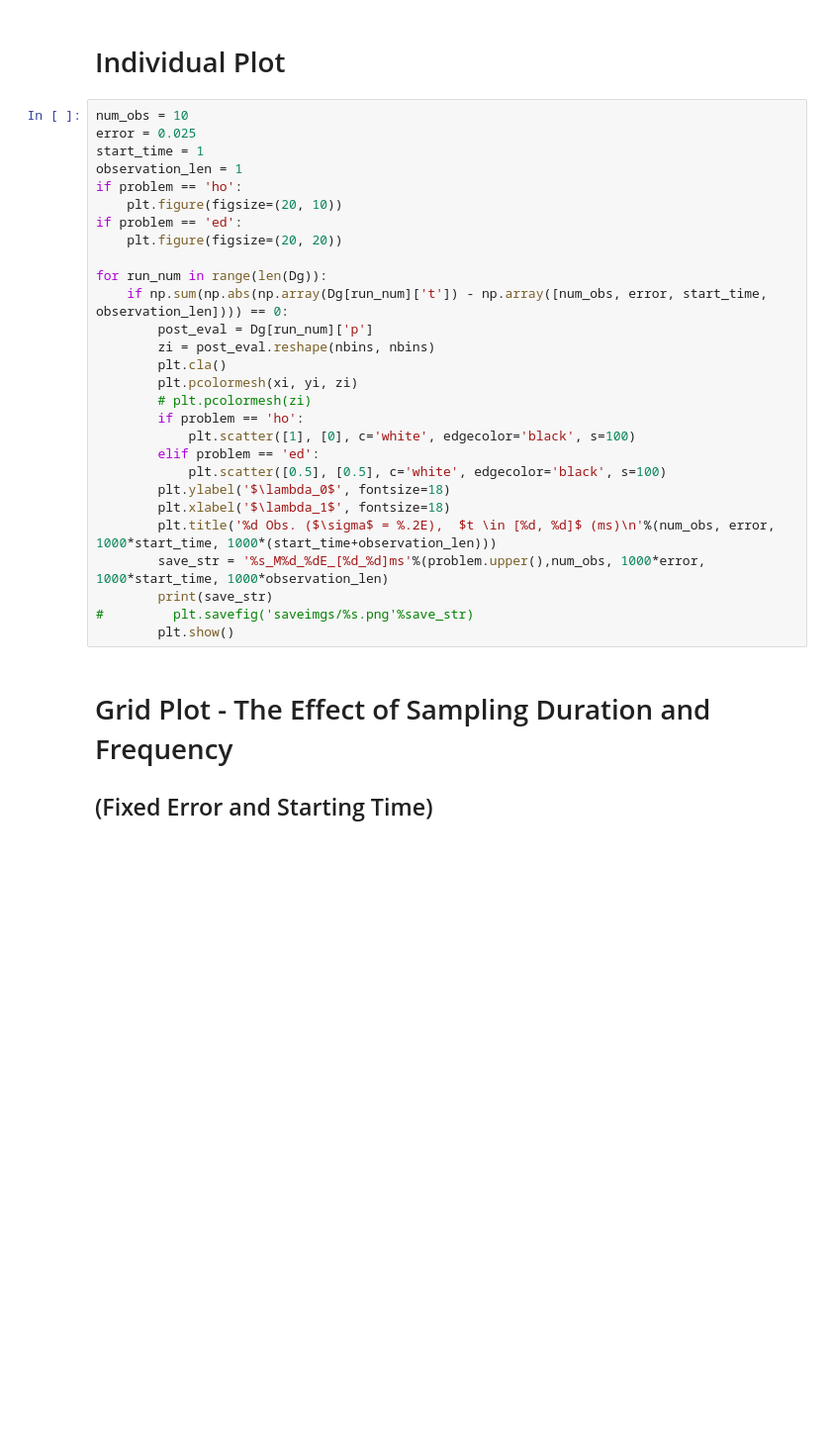
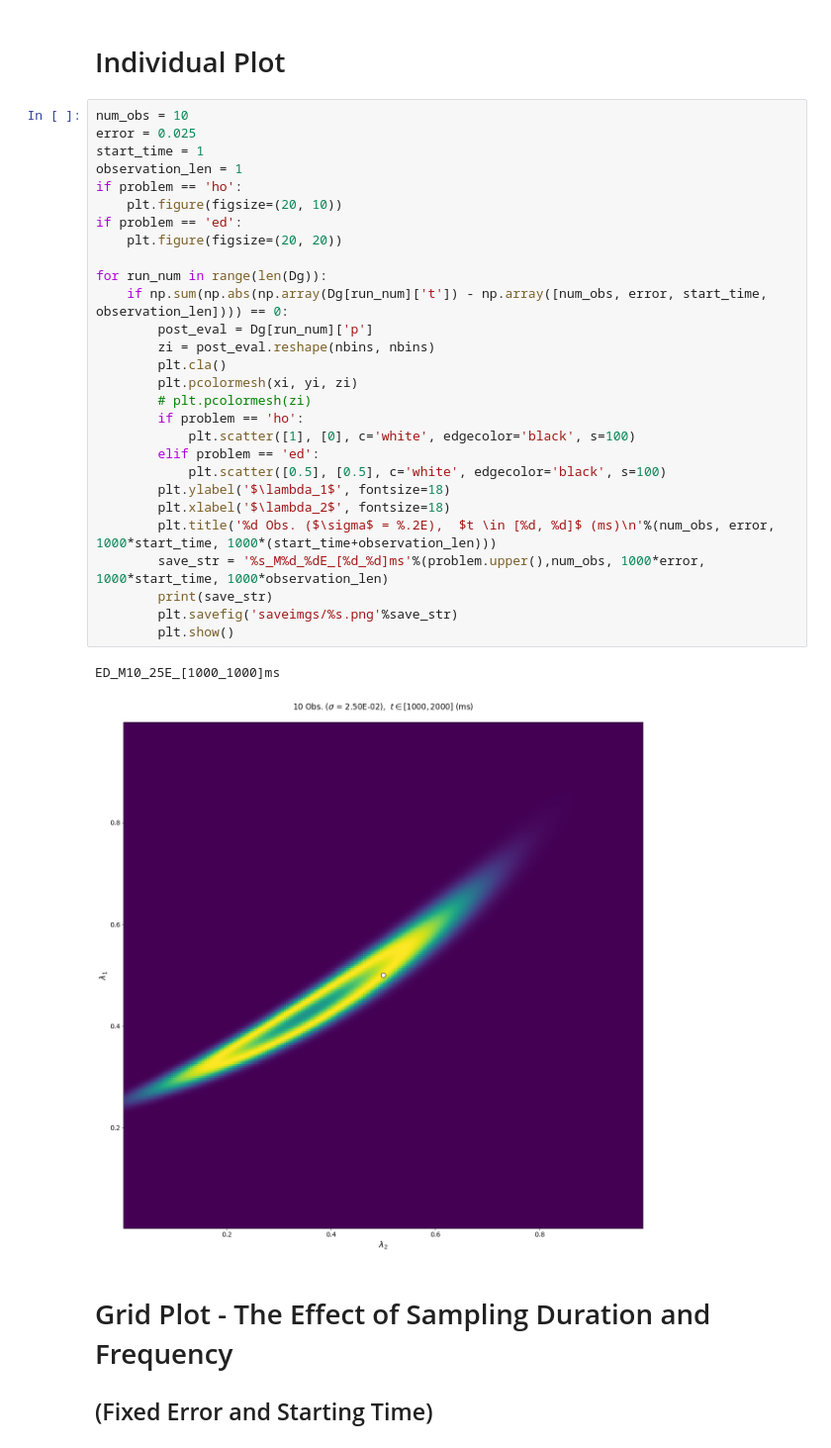
Before and after one commit to mpilosov/ConsistentBayes, a Jupyter notebook: examples/Visualize_Parallelized_Results.ipynb, the cells around one changed output. Shown at 99% size. Drawn from its saved outputs; the diff is of its cells as text; blank space fills up the shorter version.

```diff
--- a/examples/Visualize_Parallelized_Results.ipynb
+++ b/examples/Visualize_Parallelized_Results.ipynb
@@ -45,31 +45,34 @@ yi = X[:,0].reshape(nbins, nbins)
 # %%
 num_obs = 10
 error = 0.025
 start_time = 1
 observation_len = 1
 if problem == 'ho':
     plt.figure(figsize=(20, 10))
 if problem == 'ed':
     plt.figure(figsize=(20, 20))
 
 for run_num in range(len(Dg)):
     if np.sum(np.abs(np.array(Dg[run_num]['t']) - np.array([num_obs, error, start_time, observation_len]))) == 0:
         post_eval = Dg[run_num]['p']
         zi = post_eval.reshape(nbins, nbins)
         plt.cla()
         plt.pcolormesh(xi, yi, zi)
         # plt.pcolormesh(zi)
         if problem == 'ho':
             plt.scatter([1], [0], c='white', edgecolor='black', s=100)
         elif problem == 'ed':
             plt.scatter([0.5], [0.5], c='white', edgecolor='black', s=100)
-        plt.ylabel('$\lambda_0$', fontsize=18)
-        plt.xlabel('$\lambda_1$', fontsize=18)
+        plt.ylabel('$\lambda_1$', fontsize=18)
+        plt.xlabel('$\lambda_2$', fontsize=18)
         plt.title('%d Obs. ($\sigma$ = %.2E),  $t \in [%d, %d]$ (ms)\n'%(num_obs, error, 1000*start_time, 1000*(start_time+observation_len)))
         save_str = '%s_M%d_%dE_[%d_%d]ms'%(problem.upper(),num_obs, 1000*error, 1000*start_time, 1000*observation_len)
         print(save_str)
-#         plt.savefig('saveimgs/%s.png'%save_str)
+        plt.savefig('saveimgs/%s.png'%save_str)
         plt.show()
+# %% [output]
+ED_M10_25E_[1000_1000]ms
+[figure, added]
 # %% [markdown]
 # Grid Plot - The Effect of Sampling Duration and Frequency
 ## (Fixed Error and Starting Time)
```
Also changed, not shown: parts of 7 cells of this notebook, 2 other files.
